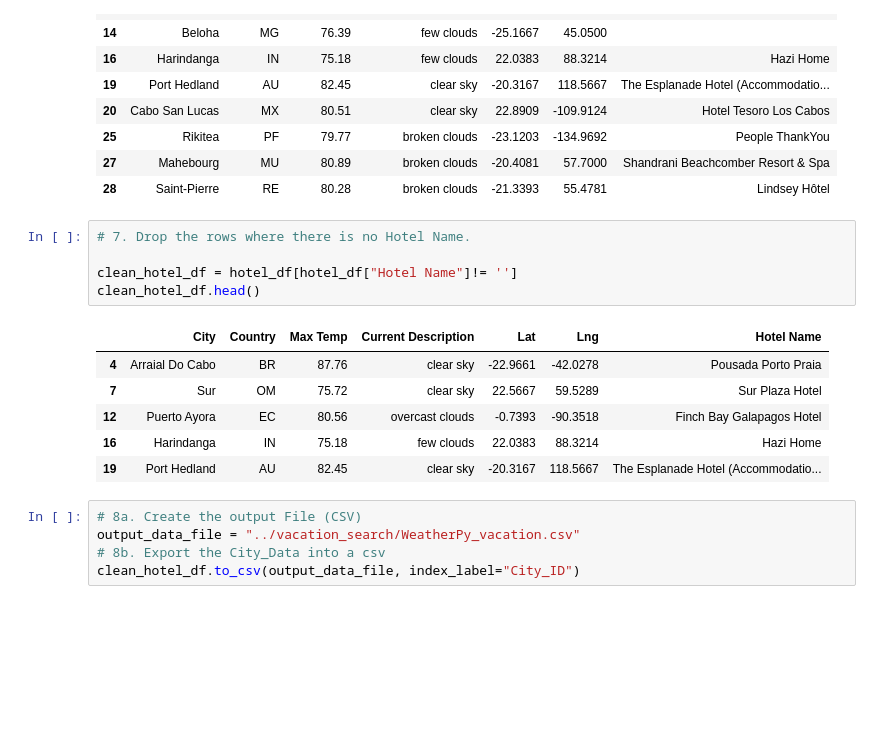
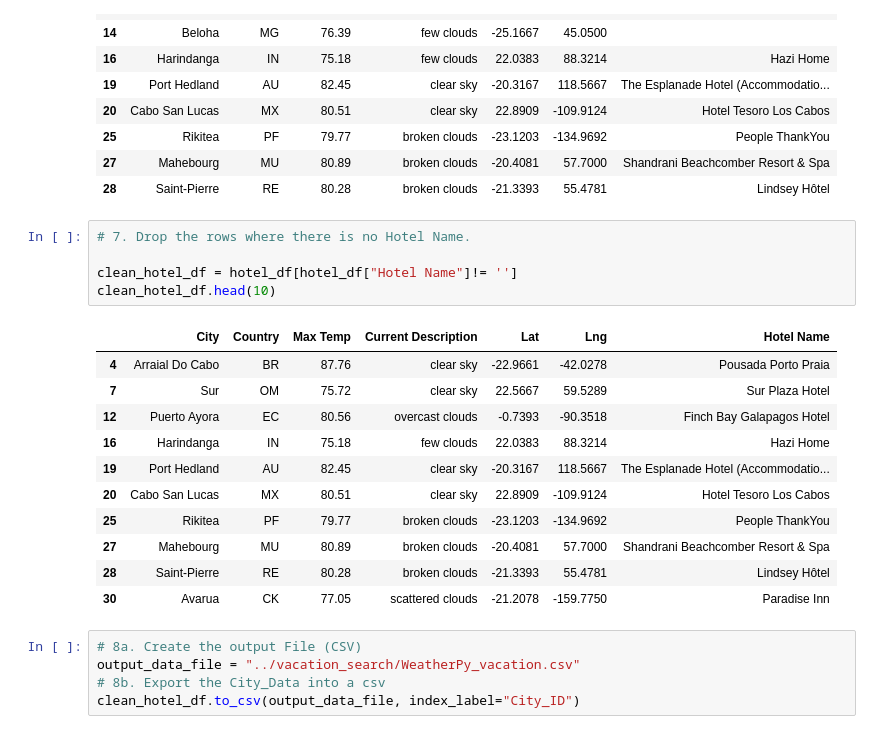
Before and after one commit to BiancaTaisePommerening/World_Weather_Analysis, a Jupyter notebook: vacation_search/Vacation_Search.ipynb, the cells around one changed output. Saved outputs shown, nothing was run; the diff lists cells and outputs as text; blank space fills up the shorter version.

```diff
--- a/vacation_search/Vacation_Search.ipynb
+++ b/vacation_search/Vacation_Search.ipynb
@@ -184,15 +184,20 @@ hotel_df.head(10)
 # %%
 # 7. Drop the rows where there is no Hotel Name.
 
 clean_hotel_df = hotel_df[hotel_df["Hotel Name"]!= '']
-clean_hotel_df.head()
+clean_hotel_df.head(10)
 # %% [output]
 |  | City | Country | Max Temp | Current Description | Lat | Lng | Hotel Name |
 | 4 | Arraial Do Cabo | BR | 87.76 | clear sky | -22.9661 | -42.0278 | Pousada Porto Praia |
 | 7 | Sur | OM | 75.72 | clear sky | 22.5667 | 59.5289 | Sur Plaza Hotel |
 | 12 | Puerto Ayora | EC | 80.56 | overcast clouds | -0.7393 | -90.3518 | Finch Bay Galapagos Hotel |
 | 16 | Harindanga | IN | 75.18 | few clouds | 22.0383 | 88.3214 | Hazi Home |
 | 19 | Port Hedland | AU | 82.45 | clear sky | -20.3167 | 118.5667 | The Esplanade Hotel (Accommodatio... |
+| 20 | Cabo San Lucas | MX | 80.51 | clear sky | 22.8909 | -109.9124 | Hotel Tesoro Los Cabos |
+| 25 | Rikitea | PF | 79.77 | broken clouds | -23.1203 | -134.9692 | People ThankYou |
+| 27 | Mahebourg | MU | 80.89 | broken clouds | -20.4081 | 57.7000 | Shandrani Beachcomber Resort & Spa |
+| 28 | Saint-Pierre | RE | 80.28 | broken clouds | -21.3393 | 55.4781 | Lindsey Hôtel |
+| 30 | Avarua | CK | 77.05 | scattered clouds | -21.2078 | -159.7750 | Paradise Inn |
 # %%
 # 8a. Create the output File (CSV)
 output_data_file = "../vacation_search/WeatherPy_vacation.csv"
```
Also changed, not shown: 3 other files.
